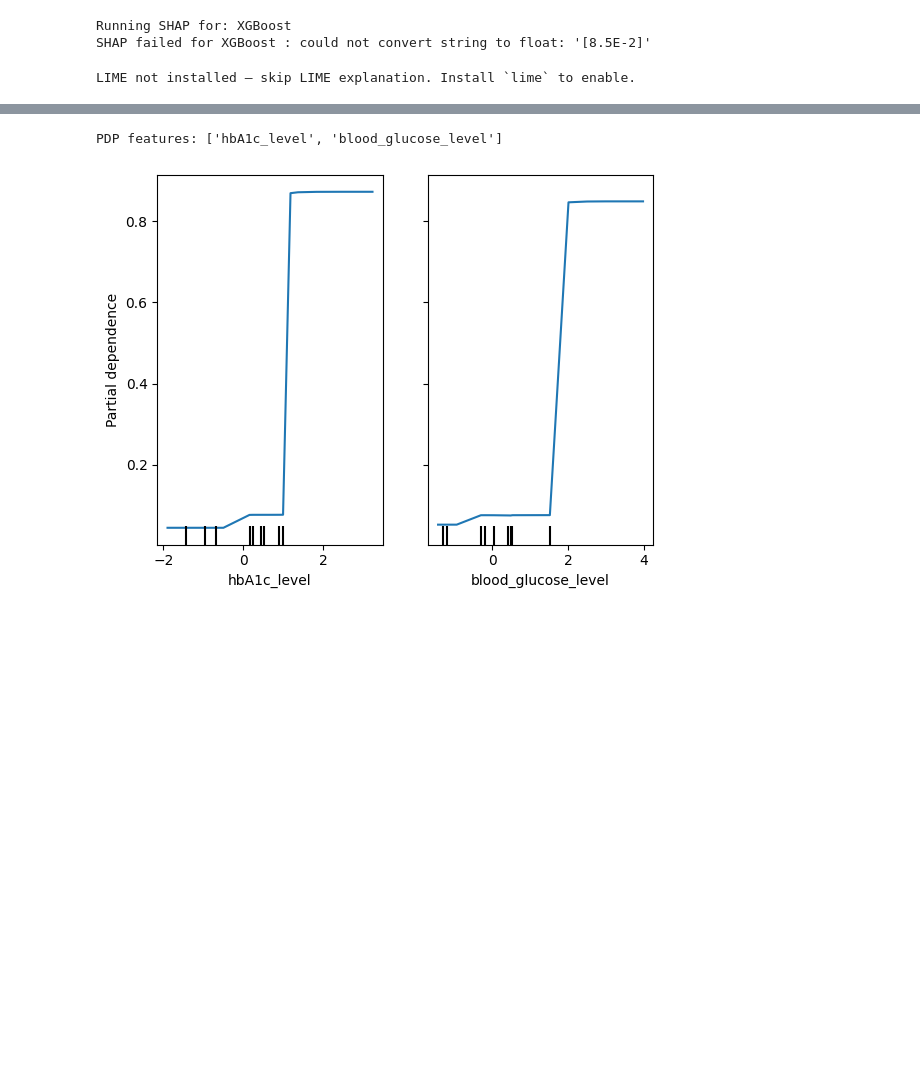
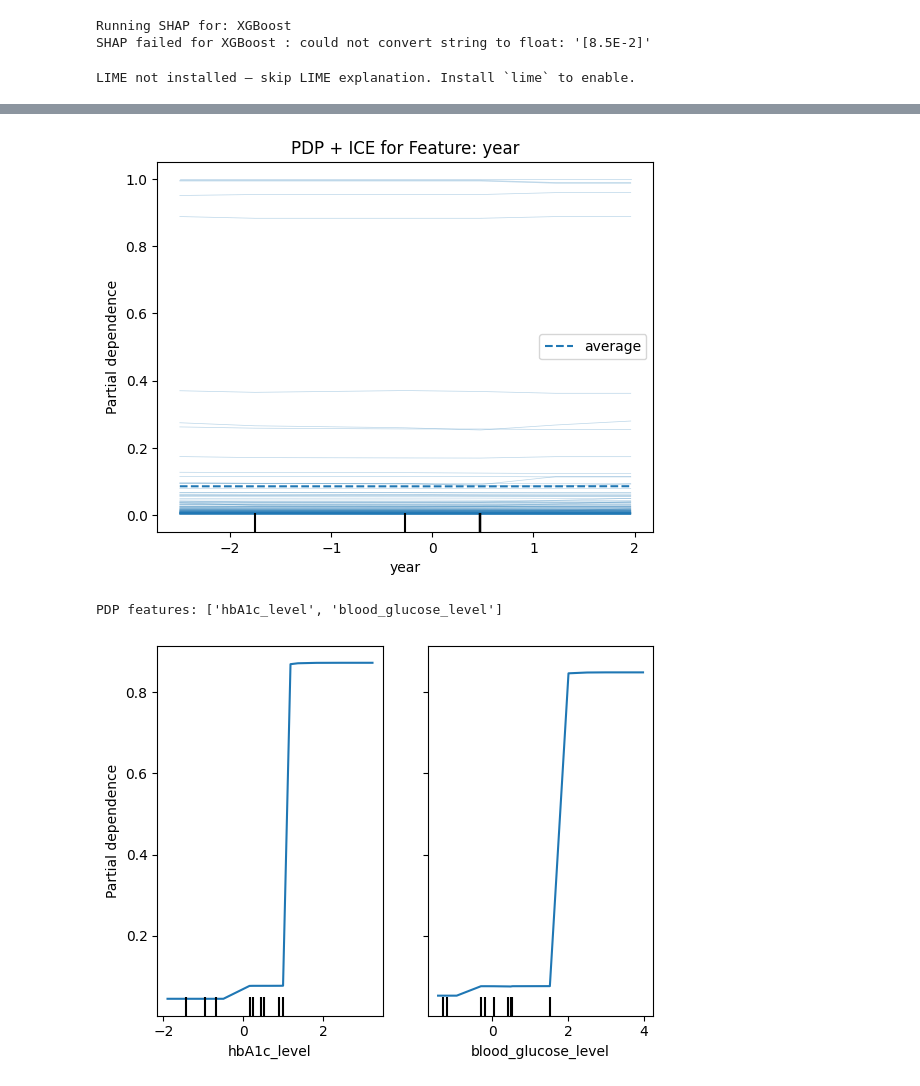
Before and after one commit to Niharshith-2044/XAI-practical, a Jupyter notebook: DIABETES_XAI.ipynb, the cells around one changed output, grey strips where cells are left out. Cells and saved outputs as stored; diff of their text form; code cells hidden in the pictures; blank space fills up the shorter version.

```diff
--- a/DIABETES_XAI.ipynb
+++ b/DIABETES_XAI.ipynb
@@ -993,0 +1034,66 @@ LIME not installed — skip LIME explanation. Install `lime` to enable.
+# %%
+# ===== PDP + ICE for Diabetes Prediction (Random Forest) =====
+import pandas as pd
+import numpy as np
+import matplotlib.pyplot as plt
+import seaborn as sns
+
+from sklearn.model_selection import train_test_split
+from sklearn.preprocessing import LabelEncoder, StandardScaler
+from sklearn.ensemble import RandomForestClassifier
+from sklearn.inspection import PartialDependenceDisplay
+
+# --- Load Dataset ---
+df = pd.read_csv("/content/diabetes_dataset_with_notes.csv")
+print("✅ Dataset loaded successfully.")
+print(df.head())
+
+# --- Basic Preprocessing ---
+# Encode categorical columns automatically
+for col in df.columns:
+    if df[col].dtype == "object":
+        df[col] = LabelEncoder().fit_transform(df[col].astype(str))
+
+# Handle missing values (if any)
+df.fillna(df.median(numeric_only=True), inplace=True)
+
+# Split features and target
+X = df.drop("diabetes", axis=1)
+y = df["diabetes"]
+
+# Scale numerical features
+scaler = StandardScaler()
+X_scaled = pd.DataFrame(scaler.fit_transform(X), columns=X.columns)
+
+# Split data
+X_train, X_test, y_train, y_test = train_test_split(
+    X_scaled, y, test_size=0.2, random_state=42, stratify=y
+)
+
+# --- Train a Random Forest (fast) ---
+rf = RandomForestClassifier(
+    n_estimators=150, random_state=42, n_jobs=-1, max_depth=8
+)
+rf.fit(X_train, y_train)
+
+print(f"\n✅ Random Forest Accuracy: {rf.score(X_test, y_test)*100:.2f}%")
+
+# --- PDP + ICE Plot ---
+# Pick a meaningful feature (or just take the first one)
+feature_name = X.columns[0]   # Example: Age, BMI, etc.
+print("\nAvailable features:", list(X.columns))
+print(f"Plotting PDP & ICE for feature: '{feature_name}'")
+
+PartialDependenceDisplay.from_estimator(
+    rf,
+    X_test,
+    [feature_name],
+    kind="both",            # both PDP + ICE
+    subsample=100,
+    random_state=42,
+    grid_resolution=30
+)
+
+plt.title(f"PDP + ICE for Feature: {feature_name}")
+plt.show()
+# %% [output]
@@ -994,3 +1117,4 @@ LIME not installed — skip LIME explanation. Install `lime` to enable.
+[figure, added]
 # %%
 # ===== Cell 16: PDP for top features (choose top 2 from RF importance if available) =====
 top_feats = None
```
Also changed, not shown: parts of 3 cells of this notebook.
